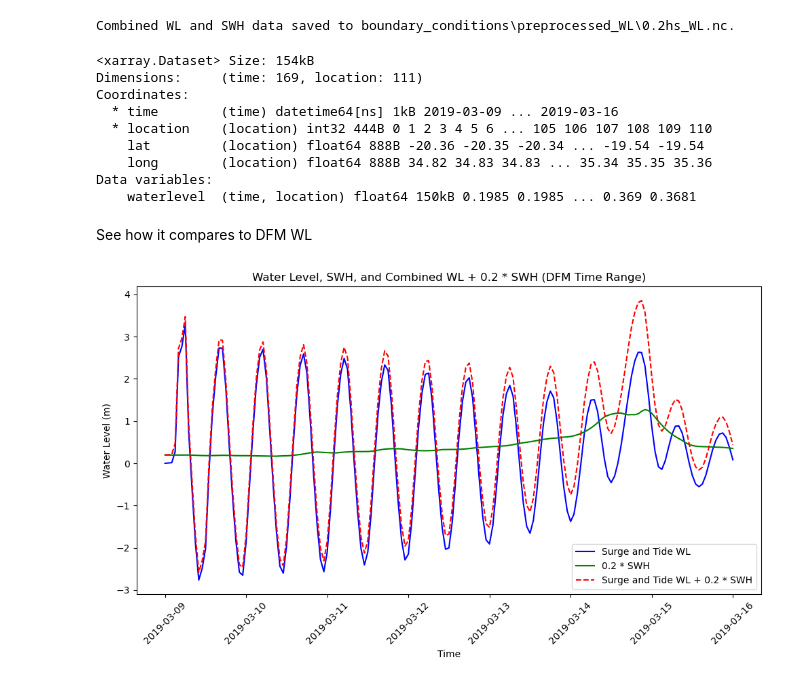
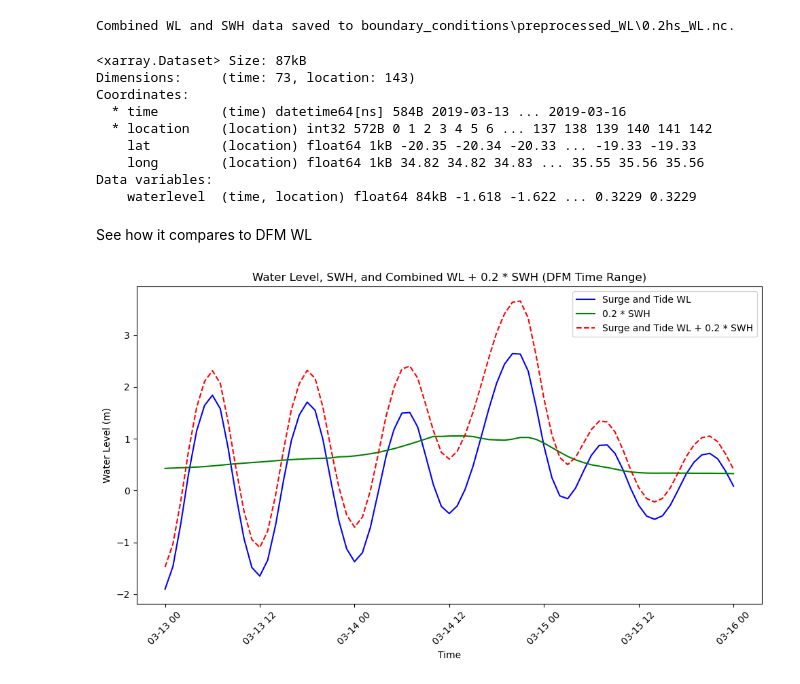
Before and after one commit to HORIZON-COMPASS/compound-flooding-tropical-cyclones, a Jupyter notebook: SFINCS_Wave/preprocess_0.2hs.ipynb, the cells around one changed output. Saved outputs shown, nothing was run; the diff lists cells and outputs as text; code cells hidden in the pictures.

```diff
--- a/SFINCS_Wave/preprocess_0.2hs.ipynb
+++ b/SFINCS_Wave/preprocess_0.2hs.ipynb
@@ -41,7 +43,7 @@ print(bc_coords_flat)
 # %% [markdown]
 3. Import Nearest ERA5 Wave Value
 # %%
-era5_file_path = input_folder / 'wave' / 'era5_wave_preprocessed.nc'
+era5_file_path = input_folder / 'wave' / 'era5_wave_new.nc'
 era5_ds = xr.open_dataset(era5_file_path)
 
 era5_ds.load()
@@ -201,42 +203,42 @@ Combined WL and SWH data saved to boundary_conditions\preprocessed_WL\0.2hs_WL.n
 # %%
 combined_ds
 # %% [output]
-<xarray.Dataset> Size: 154kB
-Dimensions:     (time: 169, location: 111)
+<xarray.Dataset> Size: 87kB
+Dimensions:     (time: 73, location: 143)
 Coordinates:
-  * time        (time) datetime64[ns] 1kB 2019-03-09 ... 2019-03-16
-  * location    (location) int32 444B 0 1 2 3 4 5 6 ... 105 106 107 108 109 110
-    lat         (location) float64 888B -20.36 -20.35 -20.34 ... -19.54 -19.54
-    long        (location) float64 888B 34.82 34.83 34.83 ... 35.34 35.35 35.36
+  * time        (time) datetime64[ns] 584B 2019-03-13 ... 2019-03-16
+  * location    (location) int32 572B 0 1 2 3 4 5 6 ... 137 138 139 140 141 142
+    lat         (location) float64 1kB -20.35 -20.34 -20.33 ... -19.33 -19.33
+    long        (location) float64 1kB 34.82 34.82 34.83 ... 35.55 35.56 35.56
 Data variables:
-    waterlevel  (time, location) float64 150kB 0.1985 0.1985 ... 0.369 0.3681
+    waterlevel  (time, location) float64 84kB -1.618 -1.622 ... 0.3229 0.3229
 # %% [markdown]
 See how it compares to DFM WL
 # %%
 location = 50  # Adjust the location index if needed
 
-dfm_time = wl_ds['time']
+dfm_time = combined_ds['time']
 start_time = dfm_time.min().values
 end_time = dfm_time.max().values
 
 combined_wl = combined_ds['waterlevel'].isel(location=location).sel(time=slice(start_time, end_time))
 swh = swh_ds['swh'].isel(location=location).sel(time=slice(start_time, end_time))
 original_wl = wl_ds['water_level'].isel(location=location).sel(time=slice(start_time, end_time))
 time = original_wl['time']
 
 plt.figure(figsize=(10, 6))
 plt.plot(time, original_wl, label='Surge and Tide WL', color='blue')
 plt.plot(time, 0.2 * swh, label='0.2 * SWH', color='green')
 plt.plot(time, combined_wl, label='Surge and Tide WL + 0.2 * SWH', color='red', linestyle='--')
 plt.title('Water Level, SWH, and Combined WL + 0.2 * SWH (DFM Time Range)')
 plt.xlabel('Time')
 plt.ylabel('Water Level (m)')
 
 plt.legend()
 
 plt.xticks(rotation=45)
 
 plt.tight_layout()
 plt.show()
 # %% [output]
-[figure, old version]
+[figure, new version]
```
Also changed, not shown: parts of 4 cells of this notebook, 4 other files.
